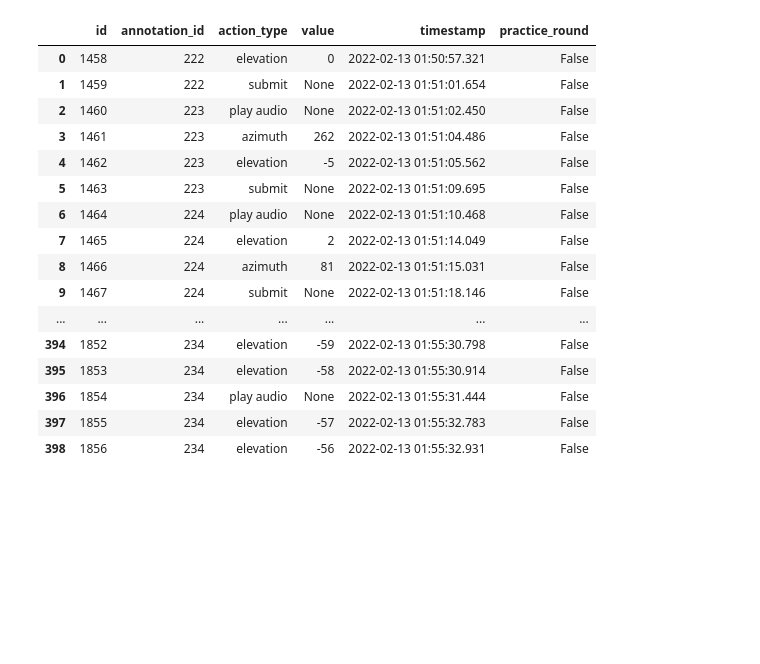
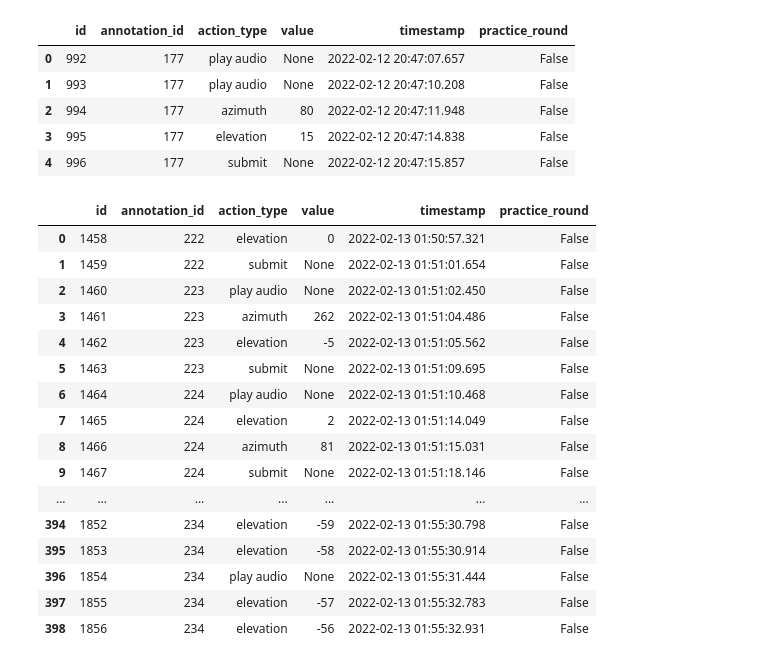
Before and after one commit to ANNIZHENG/Annotation-Interface-Noise-Burst, a Jupyter notebook: database/db.ipynb, the cells around one changed output. Cells and saved outputs as stored; diff of their text form; code cells hidden in the pictures; blank space fills up the shorter version.

```diff
--- a/database/db.ipynb
+++ b/database/db.ipynb
@@ -71,21 +72,30 @@ pd.read_sql('''select * from "Interaction" order by id desc''',eng).head(300)
-# %%
-pd.read_sql('''select * from "Interaction" order by id desc''',eng).head(500)
-# %% [output]
-|  | id | annotation_id | action_type | value | timestamp | practice_round |
-| 0 | 1458 | 222 | elevation | 0 | 2022-02-13 01:50:57.321 | False |
-| 1 | 1459 | 222 | submit | None | 2022-02-13 01:51:01.654 | False |
-| 2 | 1460 | 223 | play audio | None | 2022-02-13 01:51:02.450 | False |
-| 3 | 1461 | 223 | azimuth | 262 | 2022-02-13 01:51:04.486 | False |
-| 4 | 1462 | 223 | elevation | -5 | 2022-02-13 01:51:05.562 | False |
-| 5 | 1463 | 223 | submit | None | 2022-02-13 01:51:09.695 | False |
-| 6 | 1464 | 224 | play audio | None | 2022-02-13 01:51:10.468 | False |
-| 7 | 1465 | 224 | elevation | 2 | 2022-02-13 01:51:14.049 | False |
-| 8 | 1466 | 224 | azimuth | 81 | 2022-02-13 01:51:15.031 | False |
-| 9 | 1467 | 224 | submit | None | 2022-02-13 01:51:18.146 | False |
-| ... | ... | ... | ... | ... | ... | ... |
-| 394 | 1852 | 234 | elevation | -59 | 2022-02-13 01:55:30.798 | False |
-| 395 | 1853 | 234 | elevation | -58 | 2022-02-13 01:55:30.914 | False |
-| 396 | 1854 | 234 | play audio | None | 2022-02-13 01:55:31.444 | False |
-| 397 | 1855 | 234 | elevation | -57 | 2022-02-13 01:55:32.783 | False |
-| 398 | 1856 | 234 | elevation | -56 | 2022-02-13 01:55:32.931 | False |
+# %%
+pd.read_sql('''select * from "Interaction" where annotation_id = '177' ''',eng)
+# %% [output]
+|  | id | annotation_id | action_type | value | timestamp | practice_round |
+| 0 | 992 | 177 | play audio | None | 2022-02-12 20:47:07.657 | False |
+| 1 | 993 | 177 | play audio | None | 2022-02-12 20:47:10.208 | False |
+| 2 | 994 | 177 | azimuth | 80 | 2022-02-12 20:47:11.948 | False |
+| 3 | 995 | 177 | elevation | 15 | 2022-02-12 20:47:14.838 | False |
+| 4 | 996 | 177 | submit | None | 2022-02-12 20:47:15.857 | False |
+# %%
+pd.read_sql('''select * from "Interaction" order by id desc''',eng).head(500)
+# %% [output]
+|  | id | annotation_id | action_type | value | timestamp | practice_round |
+| 0 | 1458 | 222 | elevation | 0 | 2022-02-13 01:50:57.321 | False |
+| 1 | 1459 | 222 | submit | None | 2022-02-13 01:51:01.654 | False |
+| 2 | 1460 | 223 | play audio | None | 2022-02-13 01:51:02.450 | False |
+| 3 | 1461 | 223 | azimuth | 262 | 2022-02-13 01:51:04.486 | False |
+| 4 | 1462 | 223 | elevation | -5 | 2022-02-13 01:51:05.562 | False |
+| 5 | 1463 | 223 | submit | None | 2022-02-13 01:51:09.695 | False |
+| 6 | 1464 | 224 | play audio | None | 2022-02-13 01:51:10.468 | False |
+| 7 | 1465 | 224 | elevation | 2 | 2022-02-13 01:51:14.049 | False |
+| 8 | 1466 | 224 | azimuth | 81 | 2022-02-13 01:51:15.031 | False |
+| 9 | 1467 | 224 | submit | None | 2022-02-13 01:51:18.146 | False |
+| ... | ... | ... | ... | ... | ... | ... |
+| 394 | 1852 | 234 | elevation | -59 | 2022-02-13 01:55:30.798 | False |
+| 395 | 1853 | 234 | elevation | -58 | 2022-02-13 01:55:30.914 | False |
+| 396 | 1854 | 234 | play audio | None | 2022-02-13 01:55:31.444 | False |
+| 397 | 1855 | 234 | elevation | -57 | 2022-02-13 01:55:32.783 | False |
+| 398 | 1856 | 234 | elevation | -56 | 2022-02-13 01:55:32.931 | False |
 # %%
```
Also changed, not shown: parts of 5 cells of this notebook, 1 other file.
